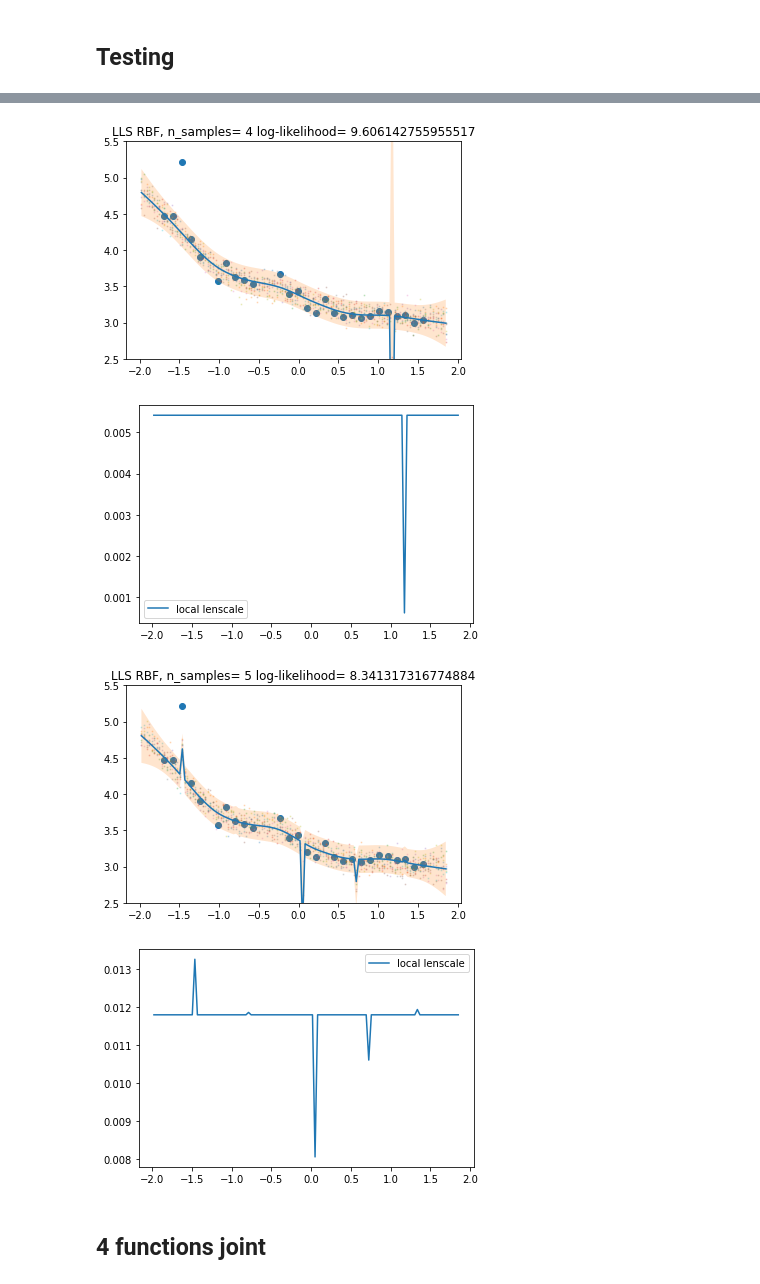
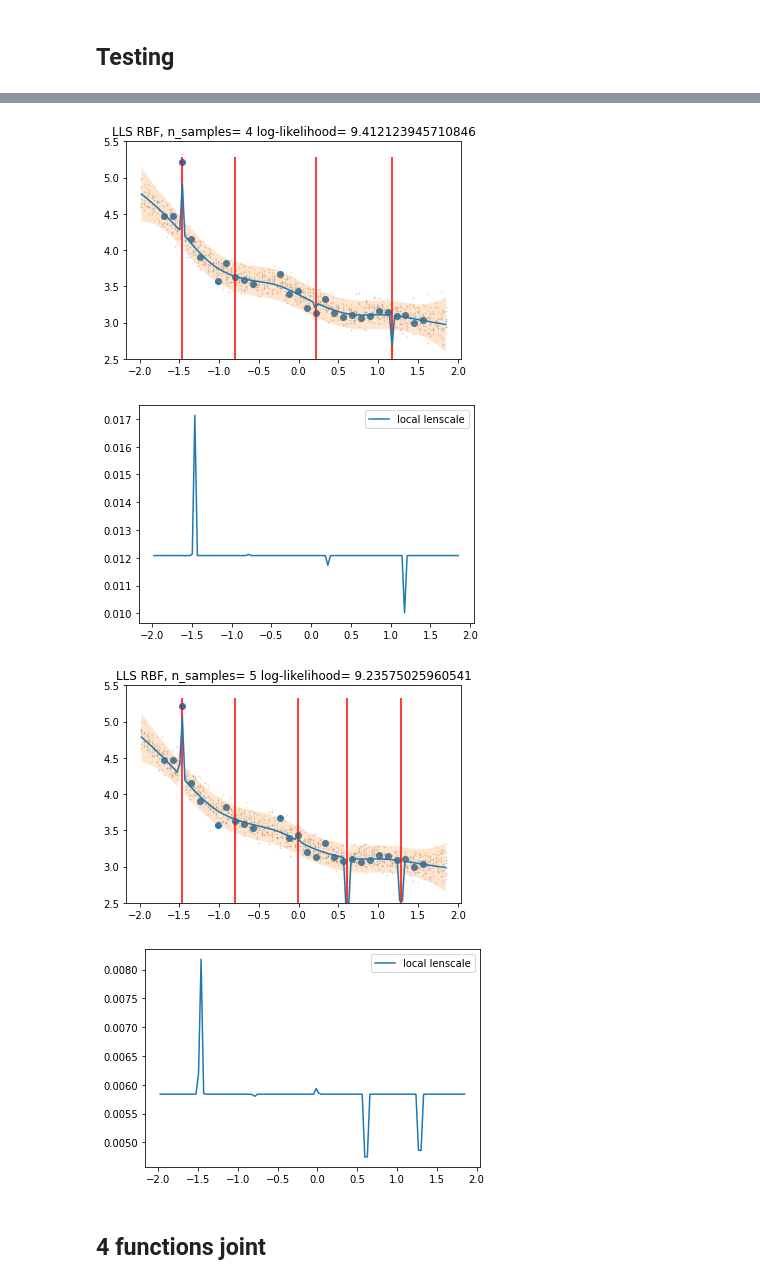
Before and after one commit to patel-zeel/Nonstat-exps, a Jupyter notebook: GP_Extra_whitekernel_added_RBF.ipynb, the cells around one changed output, grey strips where cells are left out. Cells and saved outputs as stored; diff of their text form; code cells hidden in the pictures.

```diff
--- a/GP_Extra_whitekernel_added_RBF.ipynb
+++ b/GP_Extra_whitekernel_added_RBF.ipynb
@@ -76,6 +78,9 @@ def fit_predict_plot(reg, name): # _XX refers to scaled variable
   post_samples = reg.sample_y(test_XX, n_samples=10).squeeze().T
   for i in range(10):
     plt.scatter(test_XX.reshape(-1), post_samples[i], s=1, alpha=0.2)
+  if not reg.kernel_.is_stationary():
+    for vline in reg.get_params()['kernel__k1__k2__X_']:
+      plt.vlines(vline,min(pred_y.reshape(-1)-2*std_y), max(pred_y.reshape(-1)+2*std_y), color='r', label='Supports')
   plt.plot(test_XX, pred_y)
   plt.fill_between(test_XX.reshape(-1), pred_y.reshape(-1)-2*std_y, pred_y.reshape(-1)+2*std_y, alpha=0.2)
   plt.title(name+' log-likelihood= '+str(reg.log_marginal_likelihood_value_))
@@ -89,13 +94,13 @@ def fit_predict_plot(reg, name): # _XX refers to scaled variable
 
 # Stationary
 init = time()
-_ = fit_predict_plot(gp, 'Stationary RBF')
+fit_predict_plot(gp, 'Stationary RBF')
 print("Stationary time", time()-init)
 
 # Non-Stationary n_samples
 for n_samples in range(1,6):
   init=time()
-  fit_predict_plot(nonstat_gp(n_samples), 'LLS RBF, n_samples= '+str(n_samples))
+  ngp = fit_predict_plot(nonstat_gp(n_samples), 'LLS RBF, n_samples= '+str(n_samples))
   print("NS time, samples", n_samples, time()-init)
 # %% [output]
 Stationary RBF 1.32**2 * RBF(length_scale=1.74) + WhiteKernel(noise_level=0.0711)
@@ -158,6 +163,9 @@ def fit_predict_plot(reg, name): # _XX refers to scaled variable
   post_samples = reg.sample_y(test_XX, n_samples=10).squeeze().T
   for i in range(10):
     plt.scatter(test_XX.reshape(-1), post_samples[i], s=1, alpha=0.2)
+  if not reg.kernel_.is_stationary():
+    for vline in reg.get_params()['kernel__k1__k2__X_']:
+      plt.vlines(vline,min(pred_y.reshape(-1)-2*std_y), max(pred_y.reshape(-1)+2*std_y), color='r', label='Supports')
   plt.plot(test_XX, pred_y)
   plt.fill_between(test_XX.reshape(-1), pred_y.reshape(-1)-2*std_y, pred_y.reshape(-1)+2*std_y, alpha=0.2)
   plt.ylim(2.5,5.5)
@@ -203,7 +211,7 @@ NS time, samples 5 65.72888112068176
-[figure, old version]
+[figure, new version]
-[figure, old version]
+[figure, new version]
-[figure, old version]
+[figure, new version]
-[figure, old version]
+[figure, new version]
 # %% [markdown]
 ## 4 functions joint
 # %%
```
Also changed, not shown: parts of 4 cells of this notebook.
